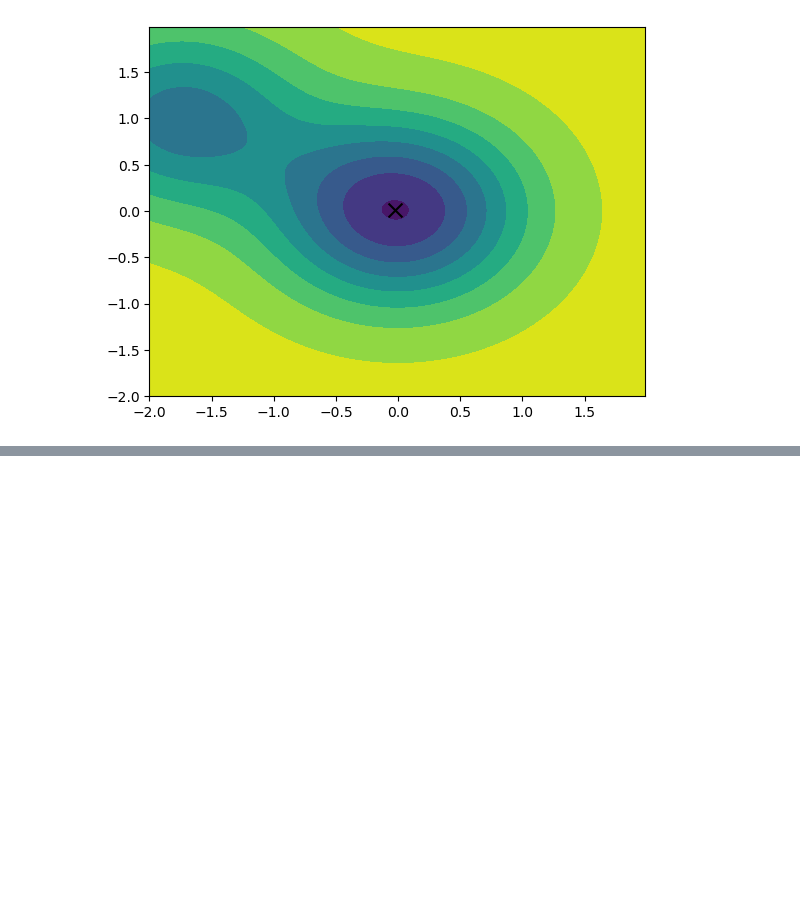
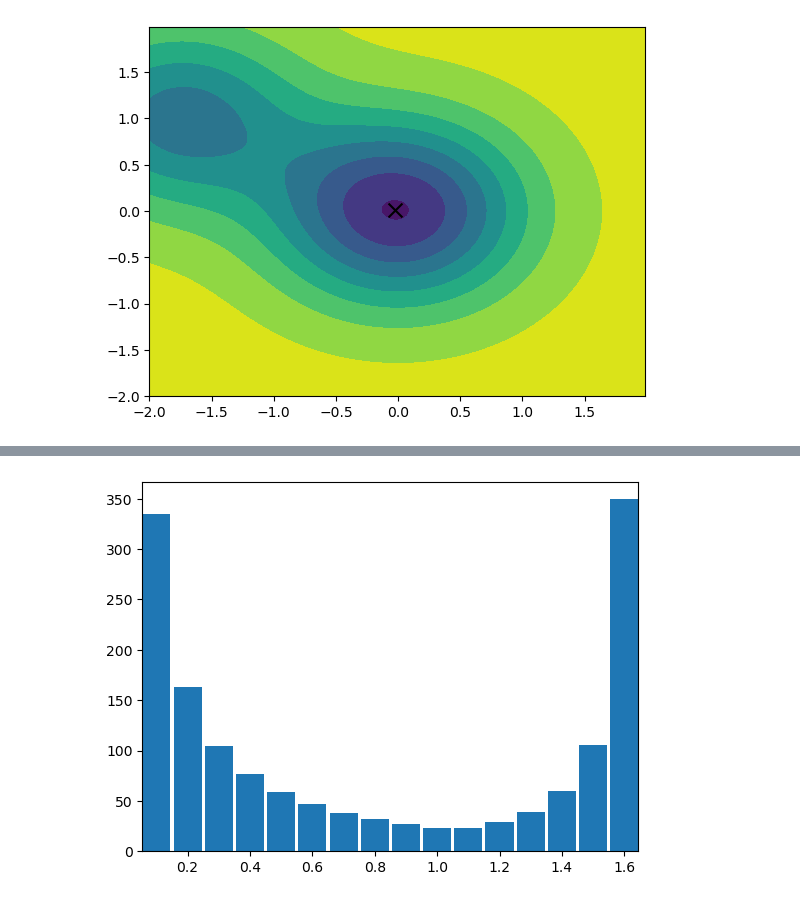
Before and after one commit to iszablowski/WSI24L, a Jupyter notebook: wsi1_gradietnt_descent/gradient_descent.ipynb, the cells around one changed output, grey strips where cells are left out. Cells and saved outputs as stored; diff of their text form; code cells hidden in the pictures; blank space fills up the shorter version.

```diff
--- a/wsi1_gradietnt_descent/gradient_descent.ipynb
+++ b/wsi1_gradietnt_descent/gradient_descent.ipynb
@@ -99,0 +115,15 @@ plt.show()
+# %%
+beta_set_start = 0.1; beta_set_stop = 1.6; beta_set_step = 0.1
+beta_set = np.arange(beta_set_start, beta_set_stop + beta_set_step, beta_set_step)
+x_random_set = -2.5 + 5*np.random.rand(50, 2)
+
+results = [[(GradientDescent.solve(g, gradient_g, 0.0000000001, beta, x1, x2)) for beta in beta_set] for x1, x2 in x_random_set]
+iterations_beta_set = np.transpose([[value[2] for value in x_set] for x_set in results])
+iterations_beta_median = np.median(iterations_beta_set, axis=1)
+
+plt.bar(beta_set, iterations_beta_median, width=0.09)
+plt.xlim(beta_set_start-0.09/2, beta_set_stop+0.09/2)
+
+plt.show()
+# %% [output]
+[figure, added]
```
Also changed, not shown: parts of 3 cells of this notebook.
